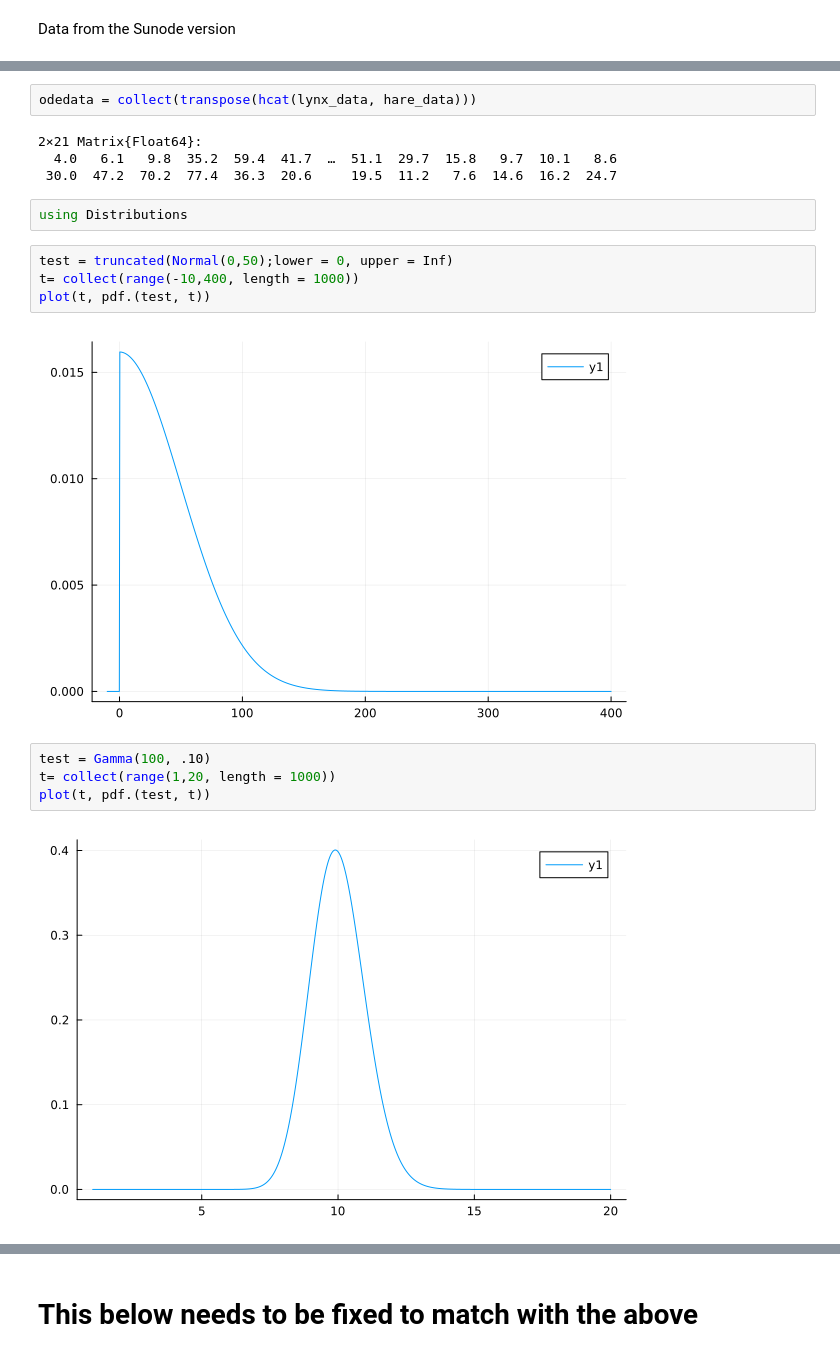
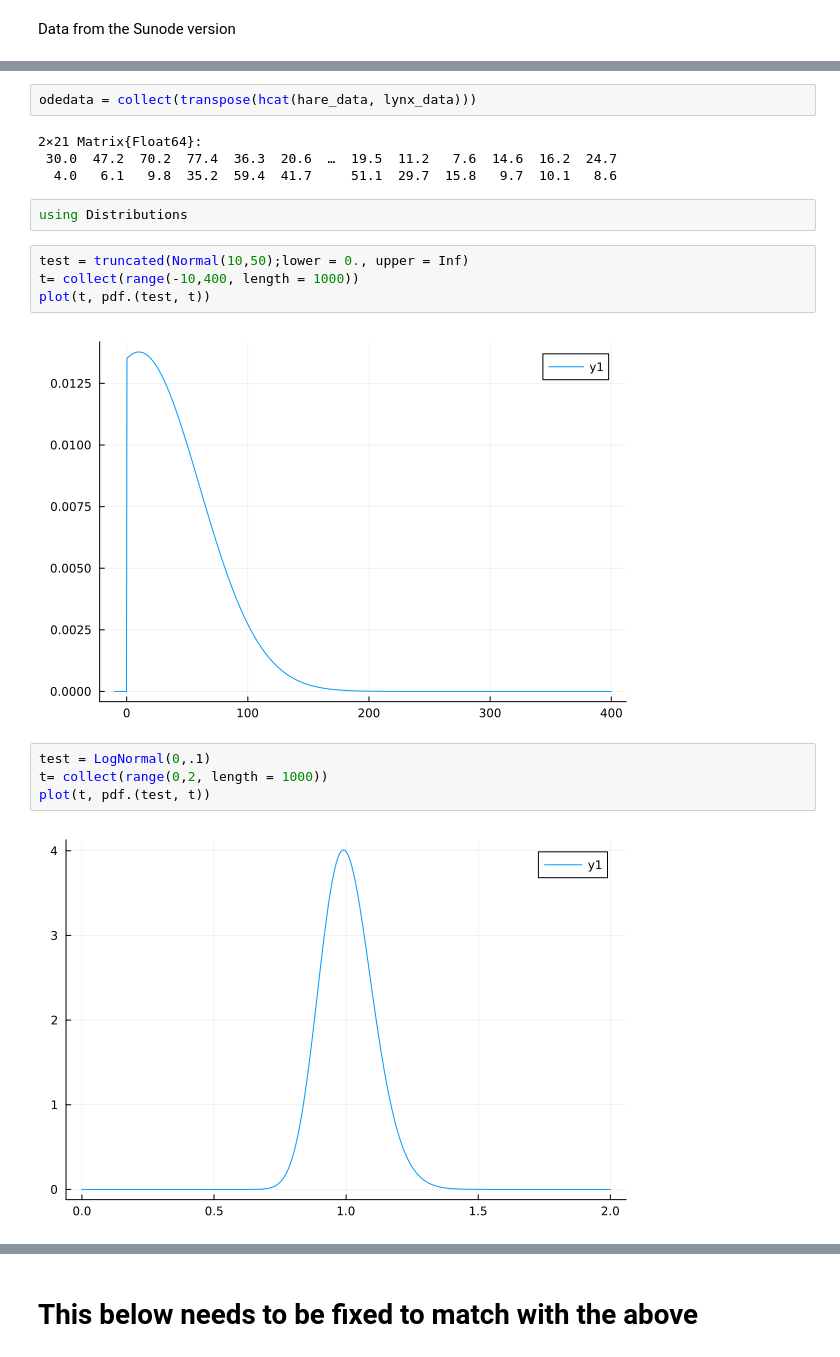
Before and after one commit to DrEntropy/turingTest, a Jupyter notebook: turing_test.ipynb, the cells around one changed output, grey strips where cells are left out. Drawn from its saved outputs; the diff is of its cells as text.

```diff
--- a/turing_test.ipynb
+++ b/turing_test.ipynb
@@ -58,22 +58,22 @@ scatter!(time, hare_data, label="hare")
 # %% [output]
 [figure]
 # %%
-odedata = collect(transpose(hcat(lynx_data, hare_data)))
+odedata = collect(transpose(hcat(hare_data, lynx_data)))
 # %% [output]
 2×21 Matrix{Float64}:
-  4.0   6.1   9.8  35.2  59.4  41.7  …  51.1  29.7  15.8   9.7  10.1   8.6
- 30.0  47.2  70.2  77.4  36.3  20.6     19.5  11.2   7.6  14.6  16.2  24.7
+ 30.0  47.2  70.2  77.4  36.3  20.6  …  19.5  11.2   7.6  14.6  16.2  24.7
+  4.0   6.1   9.8  35.2  59.4  41.7     51.1  29.7  15.8   9.7  10.1   8.6
 # %%
 using Distributions
 # %%
-test = truncated(Normal(0,50);lower = 0, upper = Inf)
+test = truncated(Normal(10,50);lower = 0., upper = Inf)
 t= collect(range(-10,400, length = 1000))
 plot(t, pdf.(test, t))
 # %% [output]
-[figure, old version]
+[figure, new version]
 # %%
-test = Gamma(100, .10)
-t= collect(range(1,20, length = 1000))
+test = LogNormal(0,.1)
+t= collect(range(0,2, length = 1000))
 plot(t, pdf.(test, t))
 # %% [output]
-[figure, old version]
+[figure, new version]
```
Also changed, not shown: parts of 11 cells of this notebook.
